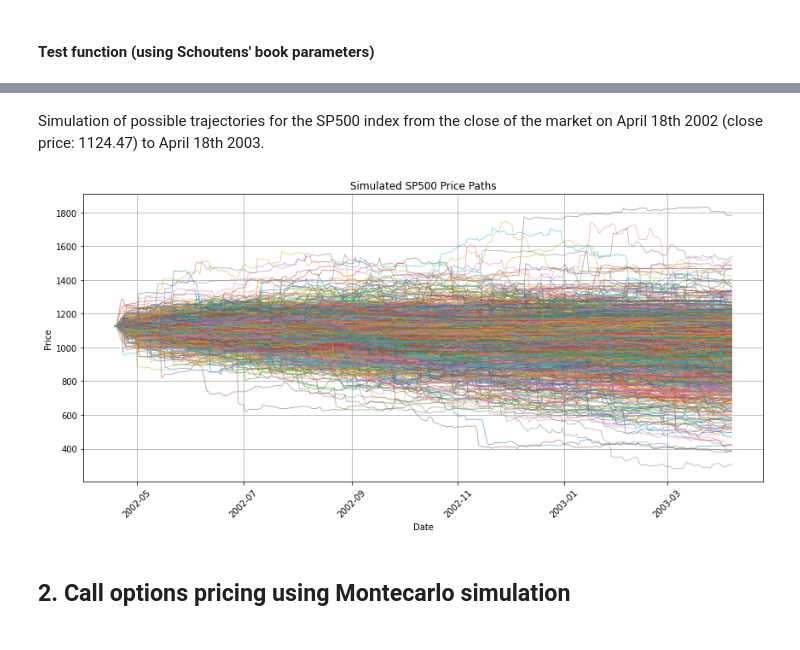
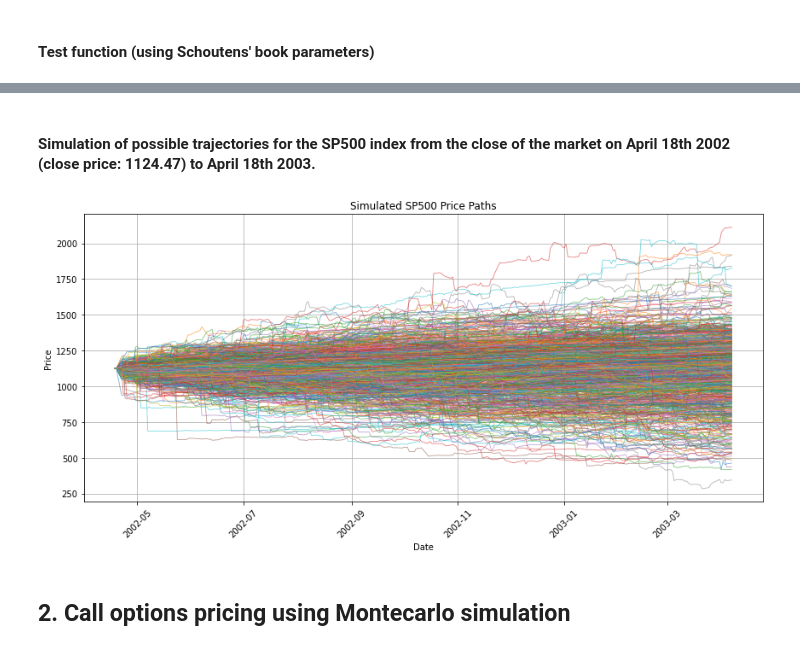
Before and after one commit to FabbriSimo001/LPA_Stochastic_Volatility, a Jupyter notebook: LPA-Group_Assignment.ipynb, the cells around one changed output, grey strips where cells are left out. Drawn from its saved outputs; the diff is of its cells as text; code cells hidden in the pictures.

Commit message:
Improved exotics pricer and paramters changed plot

```diff
--- a/LPA-Group_Assignment.ipynb
+++ b/LPA-Group_Assignment.ipynb
@@ -354,0 +371,33 @@ def risk_neutral (r, q, u, t, kappa, eta, lambda_, y0):
+# %%
+#Schoutens' book: NIG_CIR Parameters
+kappa = 0.5391     # Mean reversion speed CIR
+eta = 1.5746       # Long-term mean CIR
+lambda_ = 1.8772   # Volatility CIR
+y0 = 1     # Initial value
+T = 1.0       # Time horizon
+N = 252      # Number of time steps
+alpha = 18.4815 #Tail heaviness parameter for the NIG process.
+beta = -4.8412 #Asymmetry parameter for the NIG process.
+delta = 0.4685 #Scale parameter for the NIG process.
+num_paths = 100  # Number of trajectories
+# Set the starting date for the x-axis
+start_date = pd.to_datetime("2002-04-18")
+dates = pd.date_range(start=start_date, periods=N, freq='B')  # Business days only
+# Initialize an array to store paths
+paths = np.zeros((N, num_paths))
+# Simulate each path
+for i in range(num_paths):
+    # Generate a new set of daily log returns for this trajectory
+    time, levy_process = get_NIG_CIR(kappa, eta, lambda_, y0, T, N, alpha, beta, delta)
+    paths[0:, i] = levy_process  # Convert log returns to price path
+# Plot the 100 simulated paths
+plt.figure(figsize=(12, 6))
+for i in range(num_paths):
+    plt.plot(dates, paths[:, i], linewidth=0.8, alpha=0.6)
+plt.title("Simulated NIG CIR Processes")
+plt.xlabel("Date")
+plt.ylabel("Value")
+plt.xticks(rotation=45)
+plt.grid(True)
+plt.tight_layout()
+plt.show()
@@ -355,5 +501,5 @@ def risk_neutral (r, q, u, t, kappa, eta, lambda_, y0):
 # %% [markdown]
-Simulation of possible trajectories for the SP500 index from the close of the market on April 18th 2002 (close price: 1124.47) to April 18th 2003.
+#### Simulation of possible trajectories for the SP500 index from the close of the market on April 18th 2002 (close price: 1124.47) to April 18th 2003.
 # %%
 #NIG_CIR Parameters
 kappa = 0.5391     # Mean reversion speed
@@ -366,36 +512,36 @@ alpha = 18.4815 #Tail heaviness parameter for the NIG process.
 beta = -4.8412 #Asymmetry parameter for the NIG process.
 delta = 0.4685 #Scale parameter for the NIG process.
 starting_price = 1124.47
 r = 0.019
 q = 0.012
 num_paths = 1000  # Number of trajectories
 # Set the starting date for the x-axis
 start_date = pd.to_datetime("2002-04-18")
 dates = pd.date_range(start=start_date, periods=N + 1, freq='B')  # Business days only
 # Initialize an array to store paths
 paths = np.zeros((N + 1, num_paths))
 paths[0] = starting_price  # Set initial price for all paths
 u = -1*delta*(math.sqrt(alpha*alpha-(beta+1)**2) - math.sqrt(alpha*alpha-beta*beta)) #New u* for the risk-neutral correction
 # Simulate each path
 for i in range(num_paths):
     # Generate a new set of daily log returns for this trajectory
     time, levy_process = get_NIG_CIR(kappa, eta, lambda_, y0, T, N, alpha, beta, delta)
-    risk_neutral_ =  risk_neutral (r, q, u, T, kappa, eta, lambda_, y0)
     prices = starting_price * np.exp(levy_process)
-    paths[1:, i] = prices  # Convert log returns to price path
+    risk_neutral_prices =  apply_risk_neutral (r, q, u, np.linspace(0, T, N), prices, kappa, eta, lambda_, y0)
+    paths[1:, i] = risk_neutral_prices  # Convert log returns to price path
 # Plot the 100 simulated paths
 plt.figure(figsize=(12, 6))
 for i in range(num_paths):
     plt.plot(dates, paths[:, i], linewidth=0.8, alpha=0.6)
 plt.title("Simulated SP500 Price Paths")
 plt.xlabel("Date")
 plt.ylabel("Price")
 plt.xticks(rotation=45)
 plt.grid(True)
 plt.tight_layout()
 plt.show()
 # %% [output]
-[figure, old version]
+[figure, new version]
 # %% [markdown]
 ## 2. Call options pricing using Montecarlo simulation
 # %% [markdown]
```
Also changed, not shown: parts of 20 cells of this notebook.
